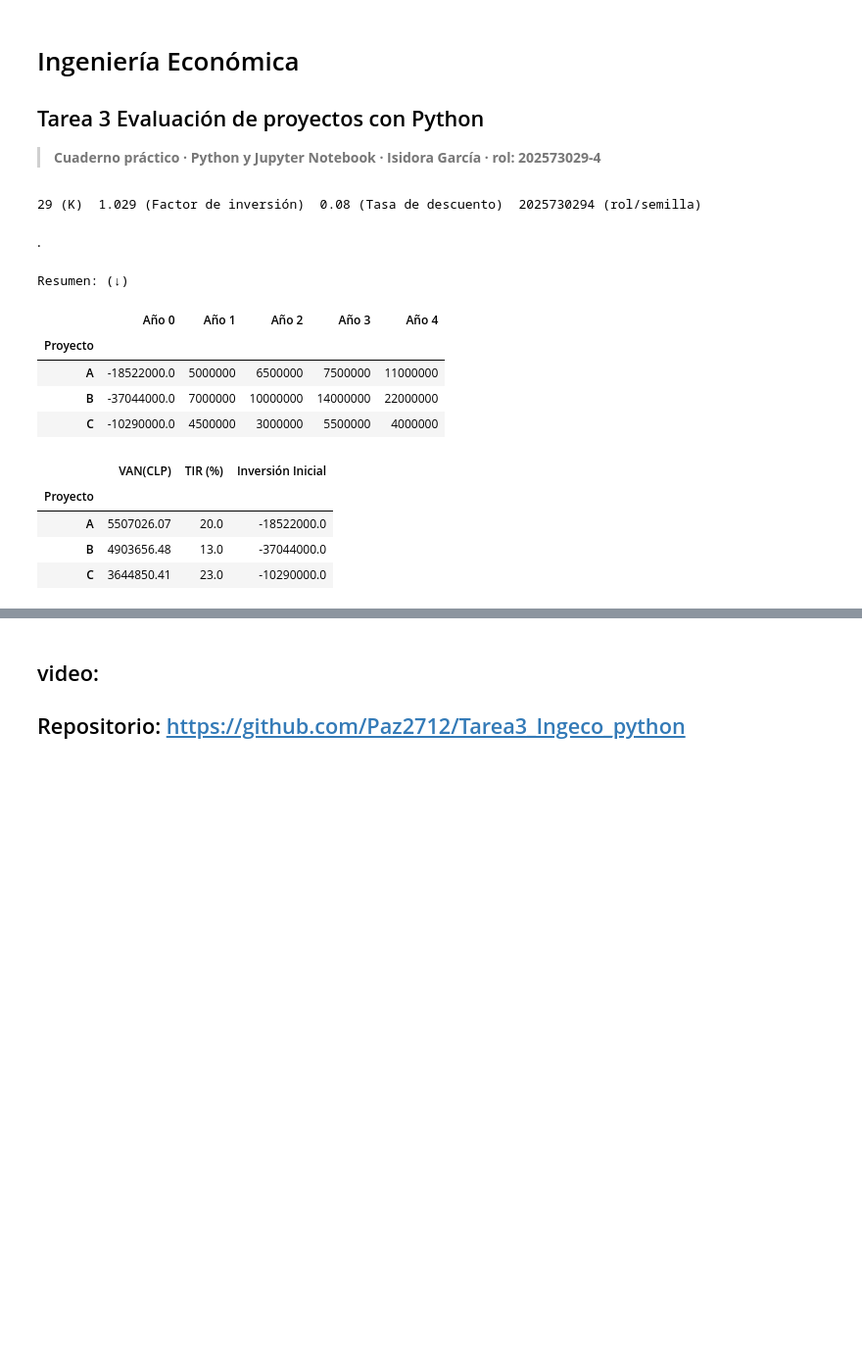
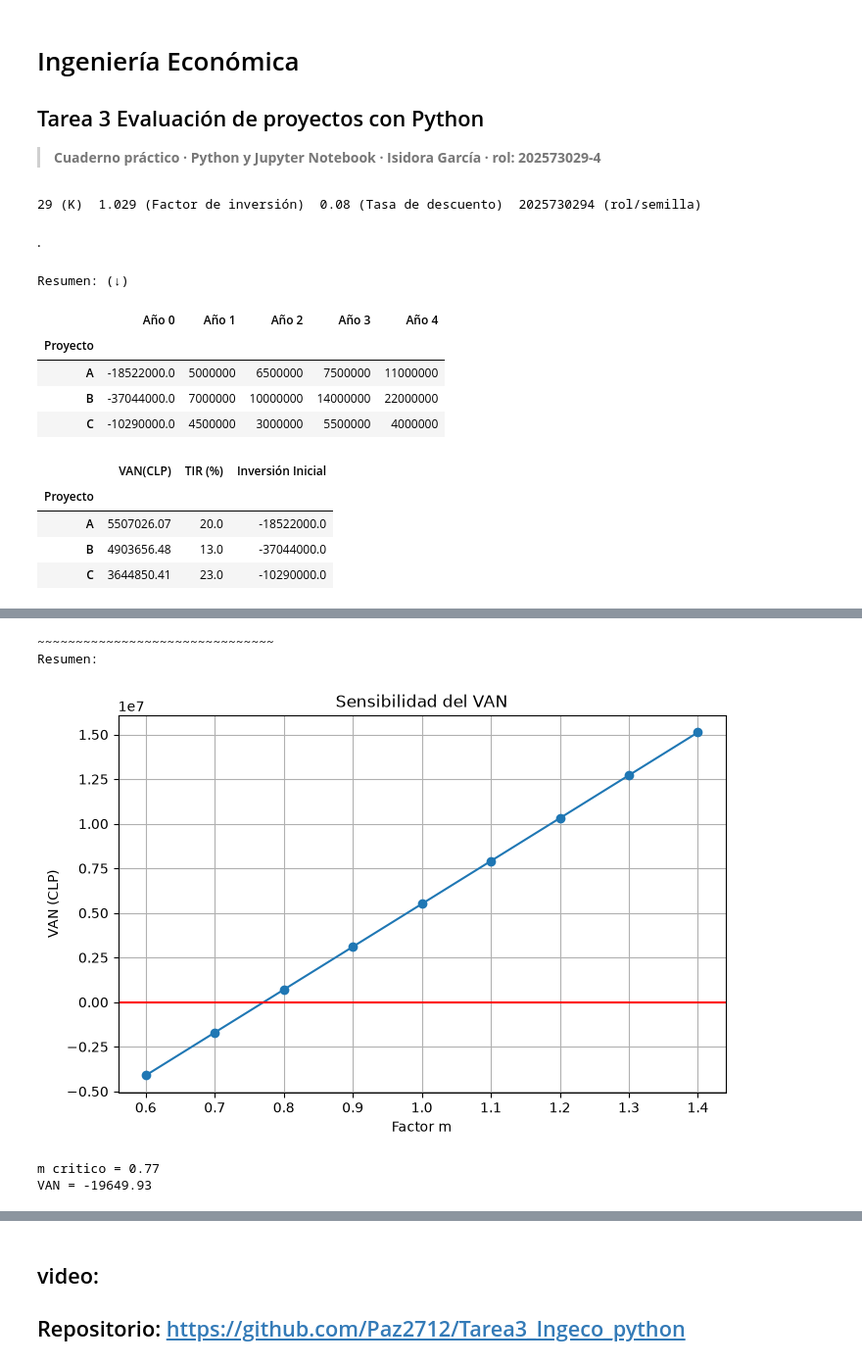
Before and after one commit to Paz2712/Tarea3_Ingeco_python, a Jupyter notebook: Tarea3_2025730294_García.ipynb, the cells around one changed output, grey strips where cells are left out. Shown at 98% size. Drawn from its saved outputs; the diff is of its cells as text; code cells hidden in the pictures; blank space fills up the shorter version.

```diff
--- a/Tarea3_2025730294_García.ipynb
+++ b/Tarea3_2025730294_García.ipynb
@@ -77,5 +82,83 @@ pasando a la parte 3
 # %%
+import numpy as np
+import numpy_financial as npf
+import pandas as pd
+import matplotlib.pyplot as plt
+from IPython.display import display
+
 FlujoA= [-18522000,5000000,6500000,7500000,11000000]
+r= (0.15*29 + 4)/100
+
+mValores = [0.6,0.7,0.8,0.9,1.0,1.1,1.2,1.3,1.4]
+VanSensibilidad = []
 
 
-i =0
+for m in mValores:
+
+    Valores = [
+        -18522000,
+        5000000 * m,
+        6500000 * m,
+        7500000 * m,
+        11000000 * m
+    ]
+
+    VAN = npf.npv(r, Valores)
+
+    if abs(VAN) < 50000:
+        print("m critico =", m)
+        print("VAN =", VAN)
+        break
+
+for m in mValores:
+
+    Valores = [-18522000 , 5000000 * m , 6500000 * m , 7500000 * m , 11000000 * m ]
+
+    VAN = npf.npv(r, Valores)
+
+    VanSensibilidad.append(VAN)
+
+print("~~~~~~~~~~~~~~~~~~~~~~~~~~~~~~~")
+print("Resumen:")
+
+plt.figure(figsize=(8,5))
+
+plt.plot(mValores,VanSensibilidad,marker="o")
+
+plt.axhline(0,color="red")
+
+plt.xlabel("Factor m")
+
+plt.ylabel("VAN (CLP)")
+
+plt.title("Sensibilidad del VAN")
+
+plt.grid()
+
+plt.show()
+
+
+import numpy as np
+
+for m in np.arange(0.60, 1.41, 0.01):
+
+    Valores = [
+        -18522000,
+        5000000 * m,
+        6500000 * m,
+        7500000 * m,
+        11000000 * m
+    ]
+
+    VAN = npf.npv(r, Valores)
+
+    if abs(VAN) < 50000:
+        print("m critico =", round(m, 2))
+        print("VAN =", round(VAN, 2))
+        break
+# %% [output]
+~~~~~~~~~~~~~~~~~~~~~~~~~~~~~~~
+Resumen:
+[figure, added]
+m critico = 0.77
+VAN = -19649.93
```
Also changed, not shown: parts of 10 cells of this notebook, 2 other files.
